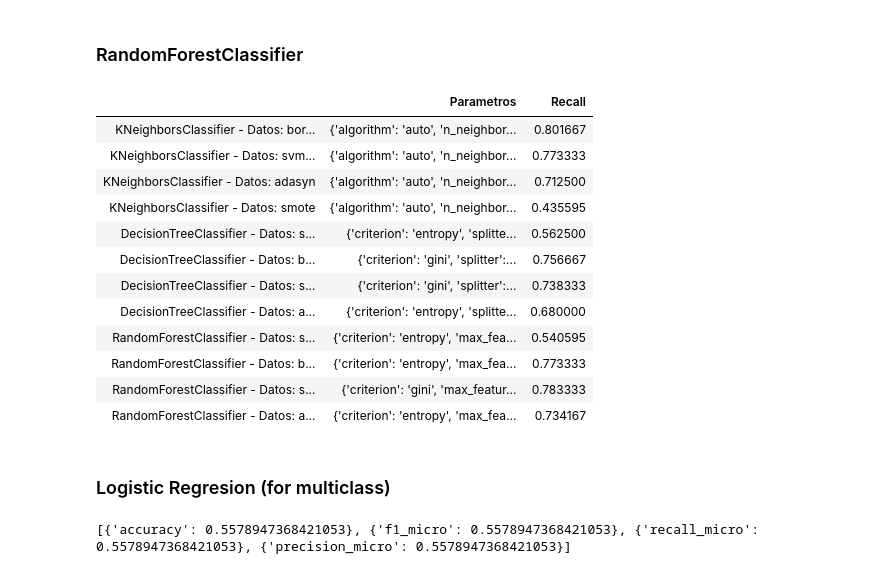
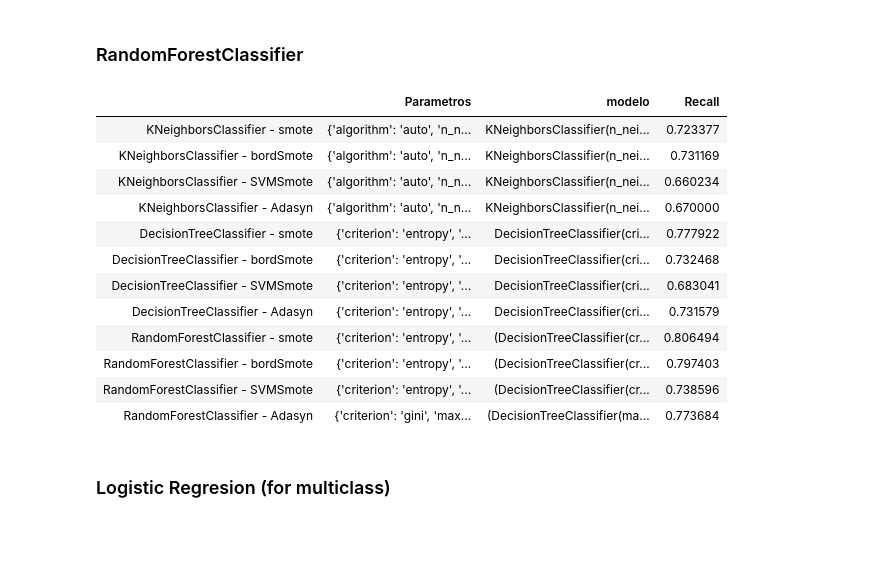
Before and after one commit to lolagj/TFM-Modelo-Riesgos-Embarazadas, a Jupyter notebook: Preprocesamiento.ipynb, the cells around one changed output. Saved outputs shown, nothing was run; the diff lists cells and outputs as text; code cells hidden in the pictures; blank space fills up the shorter version.

Commit message:
Evaluation of final model (only missing XAI)

```diff
--- a/Preprocesamiento.ipynb
+++ b/Preprocesamiento.ipynb
@@ -275,16 +291,16 @@ Métricas que vamos a utilizar **EXPLICAR MEJOR**:
 * **Precision**: Es el número de elementos identificados correctamente como positivo de un total de elementos identificados como positivos (TP/(TP+FP))
 * **Recall** (cobertura): (TP/(TP+FN))
 * **F1-score**: media armónica de precisión y cobertura
+# %%
+dt=["smote","bordSmote","SVMSmote","Adasyn"]
 # %%
-RESULTADOS= pd.DataFrame(columns=['Parametros', 'Recall'])
+RESULTADOS= pd.DataFrame(columns=['Parametros','modelo','Recall'])
-# %%
-dt= ["smote", "bordSmote","svmSmote","adasyn"]
 # %%
 def evalua_modelos(parametros,clasificador, nombre_modelo, train_data, nombre_train_data, res_df):
-    grid= GridSearchCV(clasificador, parametros, scoring= "recall_macro")
+    grid= GridSearchCV(clasificador, parametros, scoring= "accuracy")
     for i in range(len(nombre_train_data)):
         grid.fit(train_data[i][0], train_data[i][1])
-        RESULTADOS.loc[nombre_modelo+" - Datos: "+dt[i]]= ( grid.best_params_,grid.best_score_)
+        res_df.loc[nombre_modelo+" - "+ nombre_train_data[i]]= (grid.best_params_,grid.best_estimator_,grid.best_score_)
 # %% [markdown]
 ### KNeighbotsClassifier
 # %%
@@ -339,23 +337,23 @@ El mejor valor de Recall del algoritmo de DecisionTreeClassifier se consigue usa
 # %% [markdown]
 ### RandomForestClassifier
 # %%
-parametros= {"criterion":["gini", 'entropy'], "max_features":['auto', 'sqrt', 'log2'] }
+parametros= {"criterion":["gini", 'entropy'], "max_features":['auto', 'sqrt', 'log2'], "random_state":[43] }
 
 evalua_modelos(parametros,RandomForestClassifier(),"RandomForestClassifier", train_data, dt, RESULTADOS)
 RESULTADOS
 # %% [output]
-|  | Parametros | Recall |
-| KNeighborsClassifier - Datos: bor... | {'algorithm': 'auto', 'n_neighbor... | 0.801667 |
-| KNeighborsClassifier - Datos: svm... | {'algorithm': 'auto', 'n_neighbor... | 0.773333 |
-| KNeighborsClassifier - Datos: adasyn | {'algorithm': 'auto', 'n_neighbor... | 0.712500 |
-| KNeighborsClassifier - Datos: smote | {'algorithm': 'auto', 'n_neighbor... | 0.435595 |
-| DecisionTreeClassifier - Datos: s... | {'criterion': 'entropy', 'splitte... | 0.562500 |
-| DecisionTreeClassifier - Datos: b... | {'criterion': 'gini', 'splitter':... | 0.756667 |
-| DecisionTreeClassifier - Datos: s... | {'criterion': 'gini', 'splitter':... | 0.738333 |
-| DecisionTreeClassifier - Datos: a... | {'criterion': 'entropy', 'splitte... | 0.680000 |
-| RandomForestClassifier - Datos: s... | {'criterion': 'entropy', 'max_fea... | 0.540595 |
-| RandomForestClassifier - Datos: b... | {'criterion': 'entropy', 'max_fea... | 0.773333 |
-| RandomForestClassifier - Datos: s... | {'criterion': 'gini', 'max_featur... | 0.783333 |
-| RandomForestClassifier - Datos: a... | {'criterion': 'entropy', 'max_fea... | 0.734167 |
+|  | Parametros | modelo | Recall |
+| KNeighborsClassifier - smote | {'algorithm': 'auto', 'n_n... | KNeighborsClassifier(n_nei... | 0.723377 |
+| KNeighborsClassifier - bordSmote | {'algorithm': 'auto', 'n_n... | KNeighborsClassifier(n_nei... | 0.731169 |
+| KNeighborsClassifier - SVMSmote | {'algorithm': 'auto', 'n_n... | KNeighborsClassifier(n_nei... | 0.660234 |
+| KNeighborsClassifier - Adasyn | {'algorithm': 'auto', 'n_n... | KNeighborsClassifier(n_nei... | 0.670000 |
+| DecisionTreeClassifier - smote | {'criterion': 'entropy', '... | DecisionTreeClassifier(cri... | 0.777922 |
+| DecisionTreeClassifier - bordSmote | {'criterion': 'entropy', '... | DecisionTreeClassifier(cri... | 0.732468 |
+| DecisionTreeClassifier - SVMSmote | {'criterion': 'entropy', '... | DecisionTreeClassifier(cri... | 0.683041 |
+| DecisionTreeClassifier - Adasyn | {'criterion': 'entropy', '... | DecisionTreeClassifier(cri... | 0.731579 |
+| RandomForestClassifier - smote | {'criterion': 'entropy', '... | (DecisionTreeClassifier(cr... | 0.806494 |
+| RandomForestClassifier - bordSmote | {'criterion': 'entropy', '... | (DecisionTreeClassifier(cr... | 0.797403 |
+| RandomForestClassifier - SVMSmote | {'criterion': 'entropy', '... | (DecisionTreeClassifier(cr... | 0.738596 |
+| RandomForestClassifier - Adasyn | {'criterion': 'gini', 'max... | (DecisionTreeClassifier(ma... | 0.773684 |
 # %% [markdown]
 ### Logistic Regresion (for multiclass)
@@ -380,5 +359,0 @@ def evaluacion_modelos(clas, train_data, scorings):
-# %%
-from sklearn.neighbors import KNeighborsClassifier
-evaluacion_modelos(KNeighborsClassifier(), [X_ada,y_ada], scorings)
-# %% [output]
-[{'accuracy': 0.5578947368421053}, {'f1_micro': 0.5578947368421053}, {'recall_micro': 0.5578947368421053}, {'precision_micro': 0.5578947368421053}]
```
Also changed, not shown: parts of 98 cells of this notebook.
